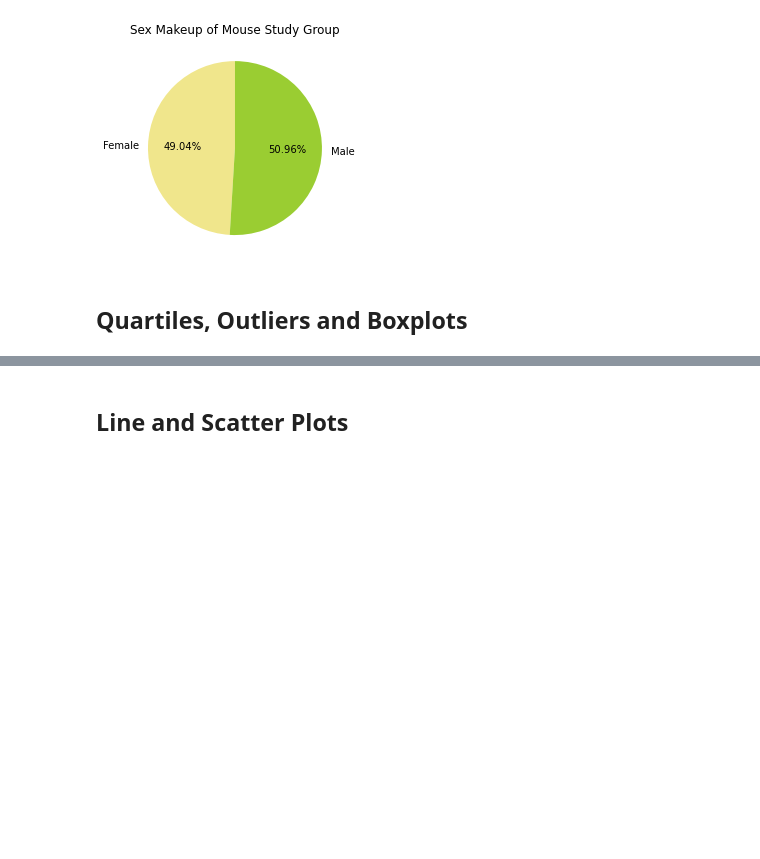
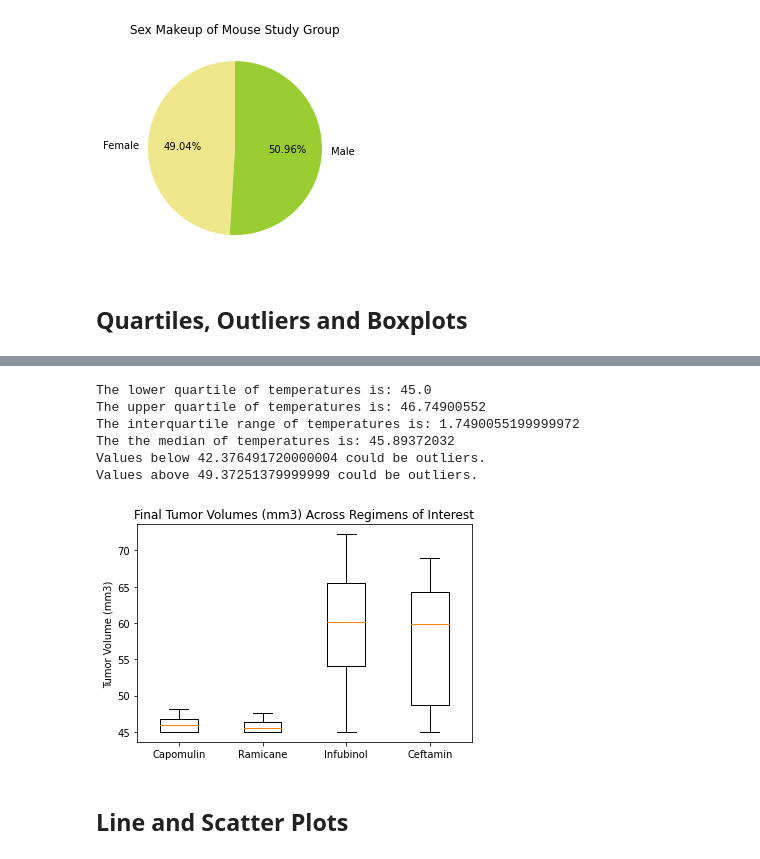
Before and after one commit to anyren/SquamousCellCarcinoma_trials, a Jupyter notebook: Pymaceuticals/pymaceuticals_analysis.ipynb, the cells around one changed output, grey strips where cells are left out. Cells and saved outputs as stored; diff of their text form; code cells hidden in the pictures; blank space fills up the shorter version.

Commit message:
added box, line, and linear regression plots

```diff
--- a/Pymaceuticals/pymaceuticals_analysis.ipynb
+++ b/Pymaceuticals/pymaceuticals_analysis.ipynb
@@ -207,7 +218,11 @@ plt.show()
 # Calculate the final tumor volume of each mouse across four of the treatment regimens:
 # Capomulin, Ramicane, Infubinol, and Ceftamin
 
+
 # Start by getting the last (greatest) timepoint for each mouse
+max_timepoint = mouse_study_cleaned.groupby("Mouse ID").max("Timepoint")[["Tumor Volume (mm3)","Timepoint"]]
 
 
 # Merge this group df with the original dataframe to get the tumor volume at the last timepoint
+merged_df = pd.merge(max_timepoint, mouse_study_cleaned, on=["Mouse ID","Timepoint"], how = "left")
+merged_df.head()
@@ -214 +236,28 @@ plt.show()
+# %%
+# Put treatments into a list for for loop (and later for plot labels)
+treatments = ["Capomulin", "Ramicane", "Infubinol","Ceftamin"]
+
+# Create empty list to fill with tumor vol data (for plotting)
+#capomulin=[]
+#ramicane=[]
+#infubinol=[]
+#ceftamin=[]
+
+treatment_lists = [Capomulin, Ramicane,Infubinol,Ceftamin]
+for t in treatments:
+    tumor = merged_df.loc[merged_df["Drug Regimen"]==t,["Drug Regimen","Tumor Volume (mm3)_x"]]
+    final_tumors = (tumor["Tumor Volume (mm3)_x"])
+    if t == "Capomulin":
+        capomulin = final_tumors
+    elif t == "Ramicane":
+        ramicane = final_tumors
+    elif t == "Infubinol":
+        infubinol = final_tumors
+    elif t == "Ceftamin":
+        ceftamin = final_tumors
+
+#print(capomulin)
+#print(ramicane)
+#print(infubinol)
+#print(ceftamin)
 # %%
@@ -231,4 +286,29 @@ plt.show()
+# %%
+print(f"The lower quartile of temperatures is: {capomulin_lowerq}")
+print(f"The upper quartile of temperatures is: {capomulin_upperq}")
+print(f"The interquartile range of temperatures is: {capomulin_iqr}")
+print(f"The the median of temperatures is: {capomulin_quartiles[0.5]} ")
+print(f"Values below {capomulin_lower_bound} could be outliers.")
+print(f"Values above {capomulin_upper_bound} could be outliers.")
+# %% [output]
+The lower quartile of temperatures is: 45.0
+The upper quartile of temperatures is: 46.74900552
+The interquartile range of temperatures is: 1.7490055199999972
+The the median of temperatures is: 45.89372032
+Values below 42.376491720000004 could be outliers.
+Values above 49.37251379999999 could be outliers.
 # %%
 # Generate a box plot of the final tumor volume of each mouse across four regimens of interest
+fig1, ax1 = plt.subplots()
+data = [capomulin,ramicane,infubinol,ceftamin]
+ax1.boxplot(data)
+
+ax1.set_title("Final Tumor Volumes (mm3) Across Regimens of Interest")
+ax1.set_xticklabels(treatments)
+ax1.set_ylabel("Tumor Volume (mm3)")
+
+plt.show()
+# %% [output]
+[figure, added]
 # %% [markdown]
 ## Line and Scatter Plots
```
Also changed, not shown: parts of 9 cells of this notebook.
